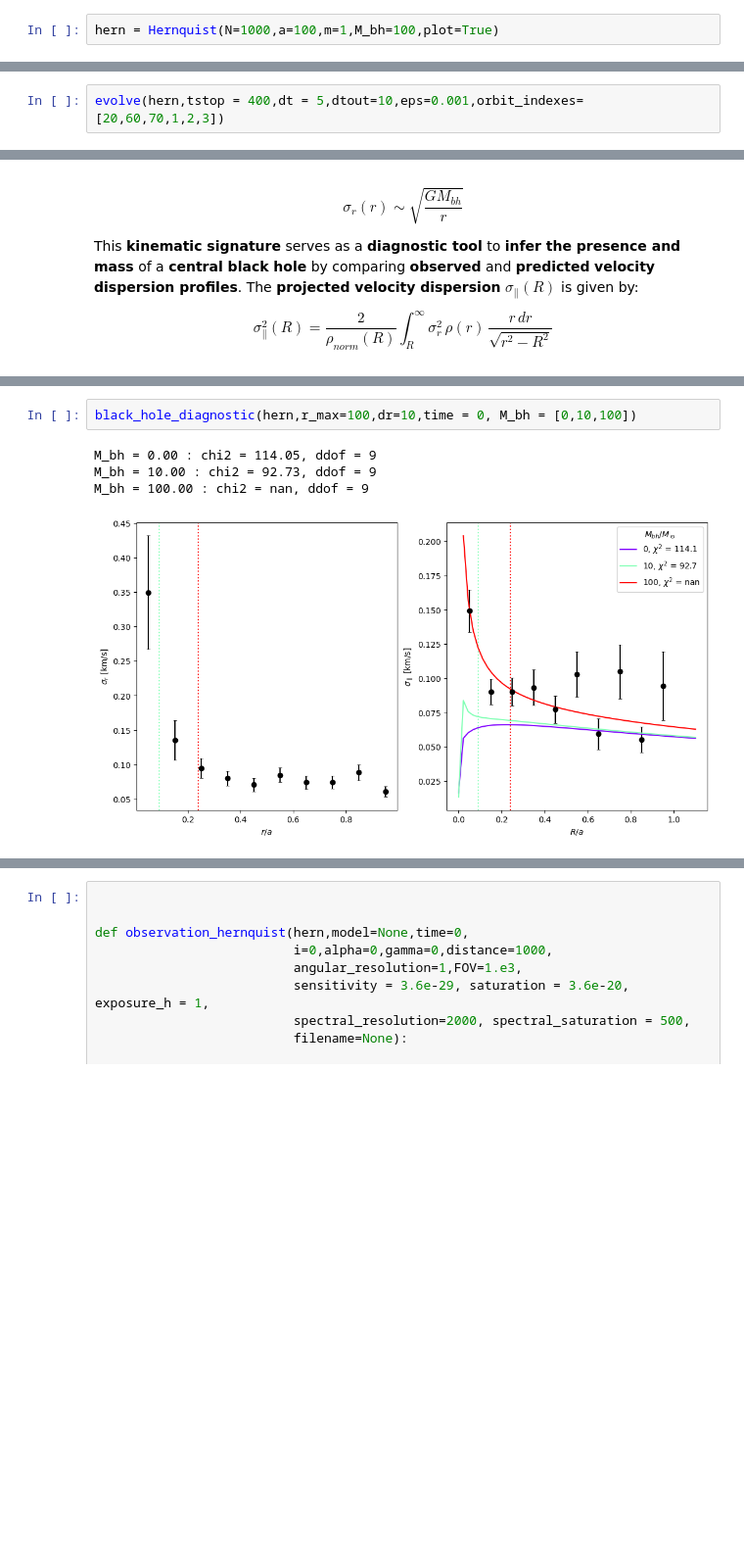
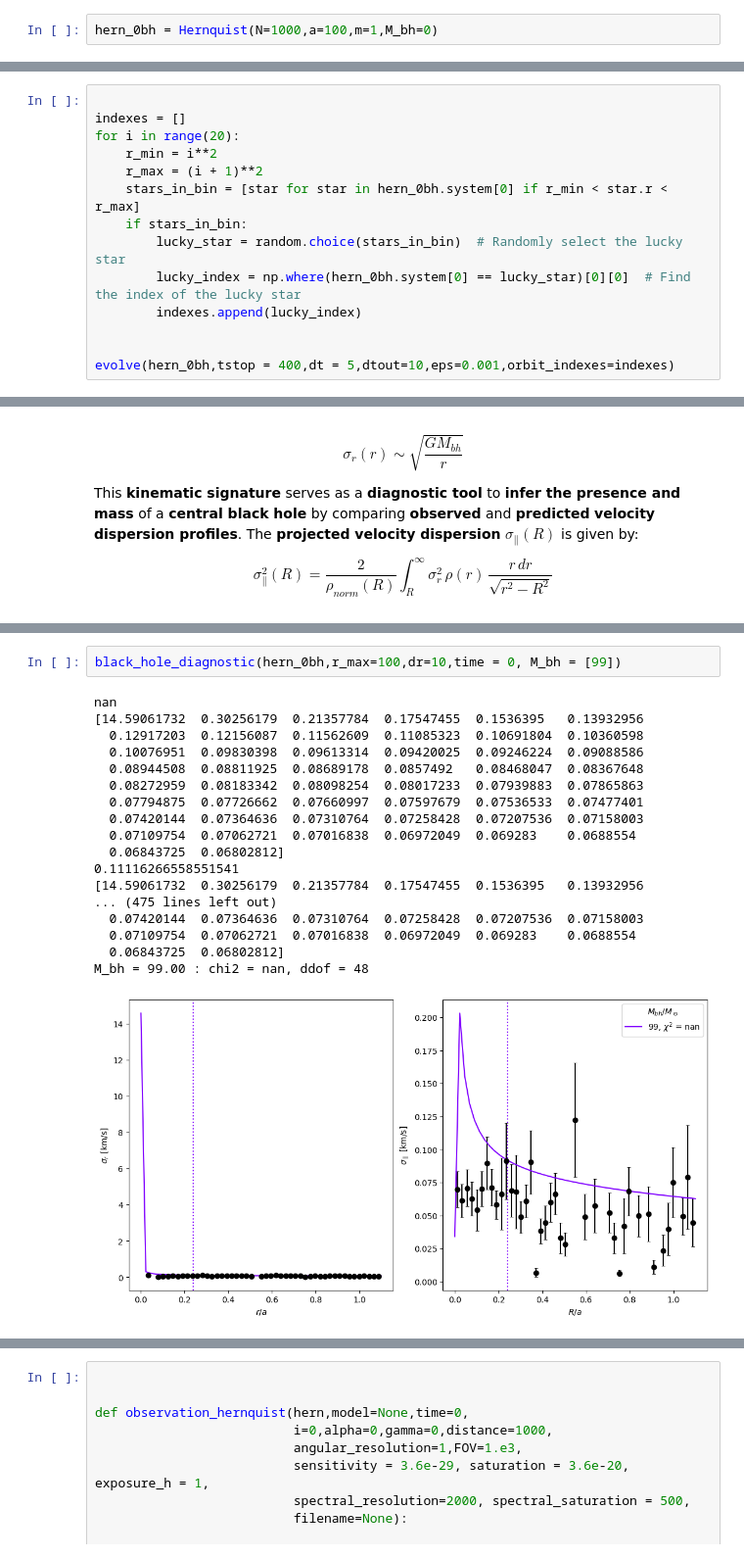
Before and after one commit to robertoinfurna/dynamics_of_stellar_systems, a Jupyter notebook: Hernquist.ipynb, the cells around one changed output, grey strips where cells are left out. Shown at 98% size. Saved outputs shown, nothing was run; the diff lists cells and outputs as text; blank space fills up the shorter version.

```diff
--- a/Hernquist.ipynb
+++ b/Hernquist.ipynb
@@ -298,4 +304,4 @@ class Hernquist:
 # %%
-hern = Hernquist(N=1000,a=100,m=1,M_bh=100,plot=True)
+hern_0bh = Hernquist(N=1000,a=100,m=1,M_bh=0)
 # %% [output]
 Hernquist model of 1000 stars and total mass 1000.00 solar masses. Scale parameter a is 100.00 parsecs.
@@ -306,3 +314,15 @@ Crossing time is 3.02e+01 in internal units, 4.50e+02 Myr. Relaxation time is 4.
 # %%
-evolve(hern,tstop = 400,dt = 5,dtout=10,eps=0.001,orbit_indexes=[20,60,70,1,2,3])
+
+indexes = []
+for i in range(20):
+    r_min = i**2
+    r_max = (i + 1)**2
+    stars_in_bin = [star for star in hern_0bh.system[0] if r_min < star.r < r_max]
+    if stars_in_bin:
+        lucky_star = random.choice(stars_in_bin)  # Randomly select the lucky star
+        lucky_index = np.where(hern_0bh.system[0] == lucky_star)[0][0]  # Find the index of the lucky star
+        indexes.append(lucky_index)
+
+
+evolve(hern_0bh,tstop = 400,dt = 5,dtout=10,eps=0.001,orbit_indexes=indexes)
 # %%
@@ -471,9 +544,23 @@ def black_hole_diagnostic(galaxy,r_max,dr,time = 0, M_bh = [0]):
 
     plt.show()
 # %%
-black_hole_diagnostic(hern,r_max=100,dr=10,time = 0, M_bh = [0,10,100])
+black_hole_diagnostic(hern_0bh,r_max=100,dr=10,time = 0, M_bh = [99])
 # %% [output]
-M_bh = 0.00 : chi2 = 114.05, ddof = 9
-M_bh = 10.00 : chi2 = 92.73, ddof = 9
-M_bh = 100.00 : chi2 = nan, ddof = 9
+nan
+[14.59061732  0.30256179  0.21357784  0.17547455  0.1536395   0.13932956
+  0.12917203  0.12156087  0.11562609  0.11085323  0.10691804  0.10360598
+  0.10076951  0.09830398  0.09613314  0.09420025  0.09246224  0.09088586
+  0.08944508  0.08811925  0.08689178  0.0857492   0.08468047  0.08367648
+  0.08272959  0.08183342  0.08098254  0.08017233  0.07939883  0.07865863
+  0.07794875  0.07726662  0.07660997  0.07597679  0.07536533  0.07477401
+  0.07420144  0.07364636  0.07310764  0.07258428  0.07207536  0.07158003
+  0.07109754  0.07062721  0.07016838  0.06972049  0.069283    0.0688554
+  0.06843725  0.06802812]
+0.11116266558551541
+[14.59061732  0.30256179  0.21357784  0.17547455  0.1536395   0.13932956
+... (475 lines left out)
+  0.07420144  0.07364636  0.07310764  0.07258428  0.07207536  0.07158003
+  0.07109754  0.07062721  0.07016838  0.06972049  0.069283    0.0688554
+  0.06843725  0.06802812]
+M_bh = 99.00 : chi2 = nan, ddof = 48
-[figure, old version]
+[figure, new version]
```
Also changed, not shown: parts of 20 cells of this notebook, 2 other files.
